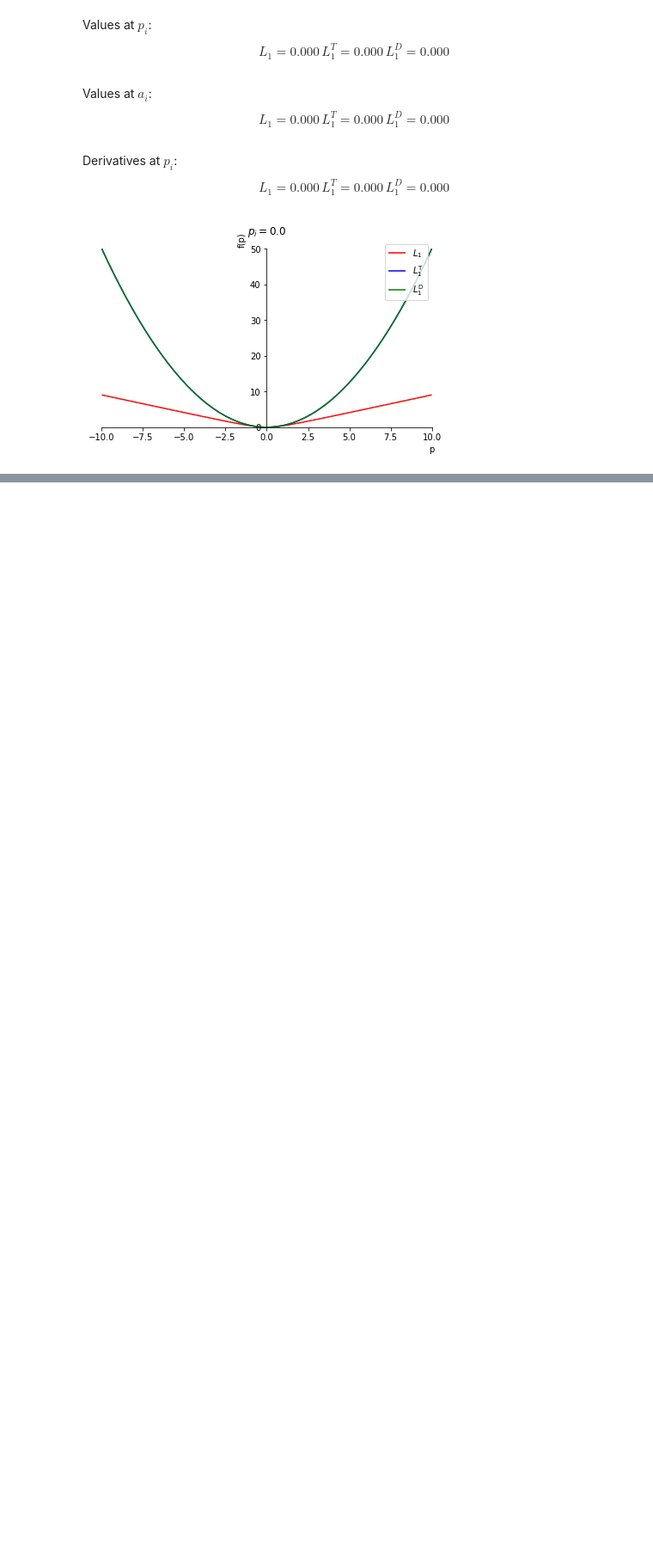
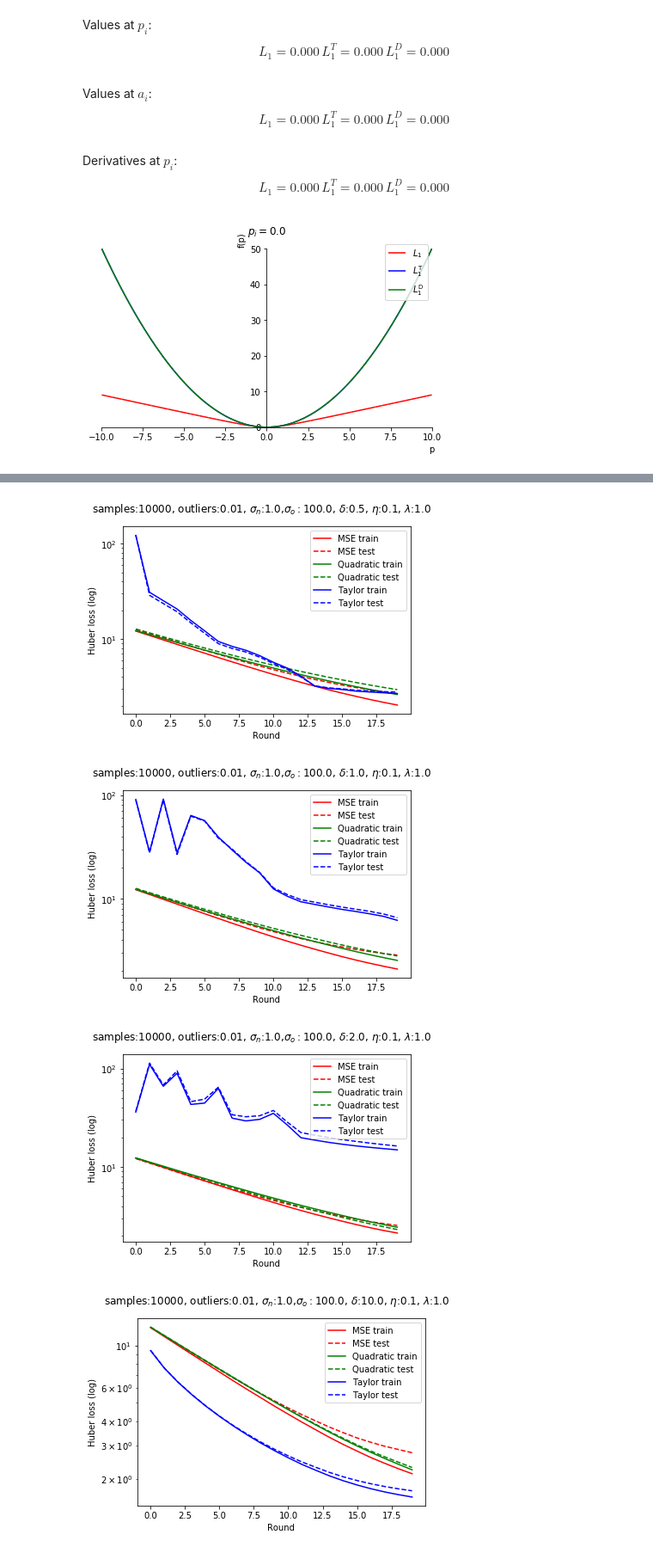
Before and after one commit to valeriy42/msle-approximations, a Jupyter notebook: huber.ipynb, the cells around one changed output, grey strips where cells are left out. Shown: that part at 86% size. Saved outputs shown, nothing was run; the diff lists cells and outputs as text; code cells hidden in the pictures; blank space fills up the shorter version.

```diff
--- a/huber.ipynb
+++ b/huber.ipynb
@@ -320,0 +307,10 @@ pl.legend()
+# %%
+for deltaval in [0.5, 1.0, 2.0, 10.0, 50.0, 100.0]:
+    parameters = dict(parameters0)
+    parameters['deltaval'] = deltaval
+    comparison_run(**parameters)
+# %% [output]
+[figure, added]
+[figure, added]
+[figure, added]
+[figure, added]
```
Also changed, not shown: parts of 28 cells of this notebook, 2 other files.
